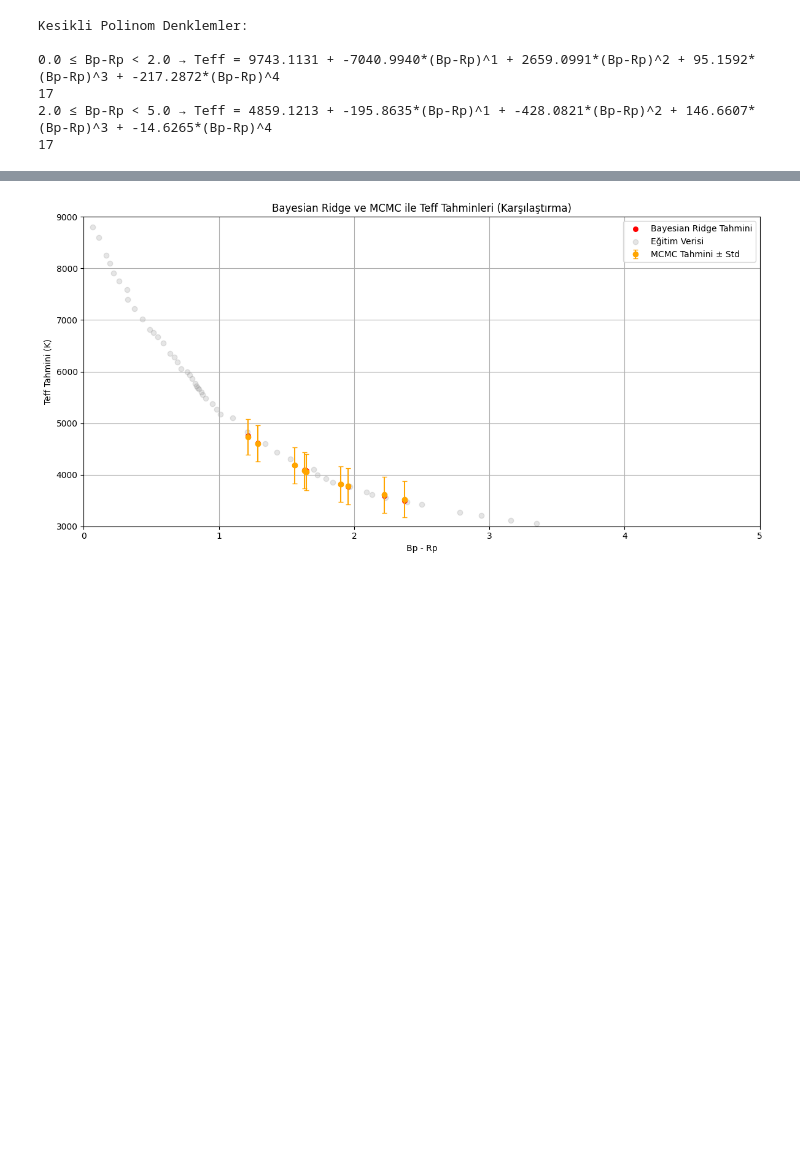
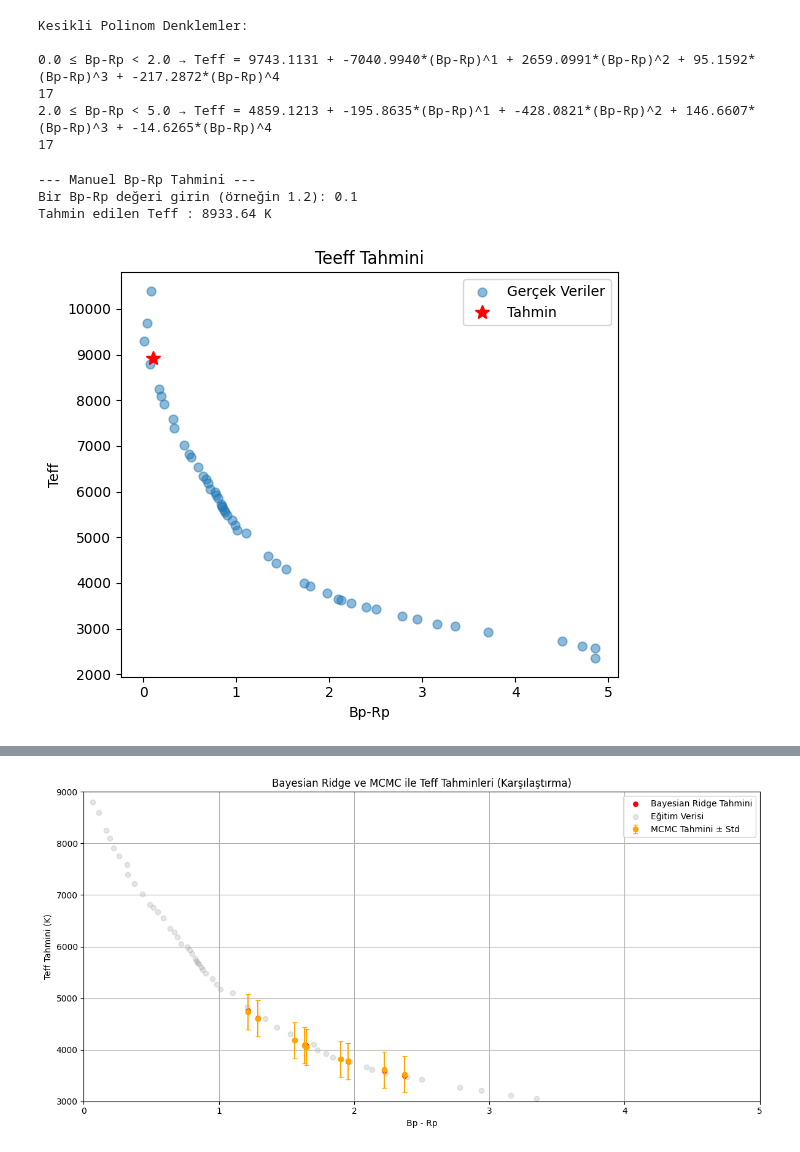
Before and after one commit to gulnurdeviren/Star, a Jupyter notebook: star_yeni.ipynb, the cells around one changed output, grey strips where cells are left out. Drawn from its saved outputs; the diff is of its cells as text; code cells hidden in the pictures; blank space fills up the shorter version.

```diff
--- a/star_yeni.ipynb
+++ b/star_yeni.ipynb
@@ -123,3 +138,33 @@ Kesikli Polinom Denklemler:
 17
 2.0 ≤ Bp-Rp < 5.0 → Teff = 4859.1213 + -195.8635*(Bp-Rp)^1 + -428.0821*(Bp-Rp)^2 + 146.6607*(Bp-Rp)^3 + -14.6265*(Bp-Rp)^4
 17
+# %%
+# --- TEK Bp-Rp DEĞERİ İÇİN TAHMİN ---
+print("\n--- Manuel Bp-Rp Tahmini ---")
+user_input = float(input("Bir Bp-Rp değeri girin (örneğin 1.2): "))
+
+
+user_input_vander = np.vander([user_input], n_order + 1, increasing=True)
+
+reg.fit(x_train_vander, y_train)
+predicted_teff = reg.predict(user_input_vander)[0]
+print(f"Tahmin edilen Teff : {predicted_teff:.2f} K")
+
+fig, ax = plt.subplots(figsize=(6, 5))
+ax.scatter(x_train_vander[:, 1], y_train, s=40, alpha=0.5, label="Gerçek Veriler")
+x_star = user_input_vander[0][1]
+ax.plot(x_star, predicted_teff, 'r*', markersize=10, label="Tahmin")
+
+
+ax.set_title("Teeff Tahmini")
+ax.set_xlabel("Bp-Rp")
+ax.set_ylabel("Teff")
+ax.legend()
+
+plt.tight_layout()
+plt.show()
+# %% [output]
+--- Manuel Bp-Rp Tahmini ---
+Bir Bp-Rp değeri girin (örneğin 1.2): 0.1
+Tahmin edilen Teff : 8933.64 K
+[figure, added]
```
Also changed, not shown: parts of 6 cells of this notebook.
